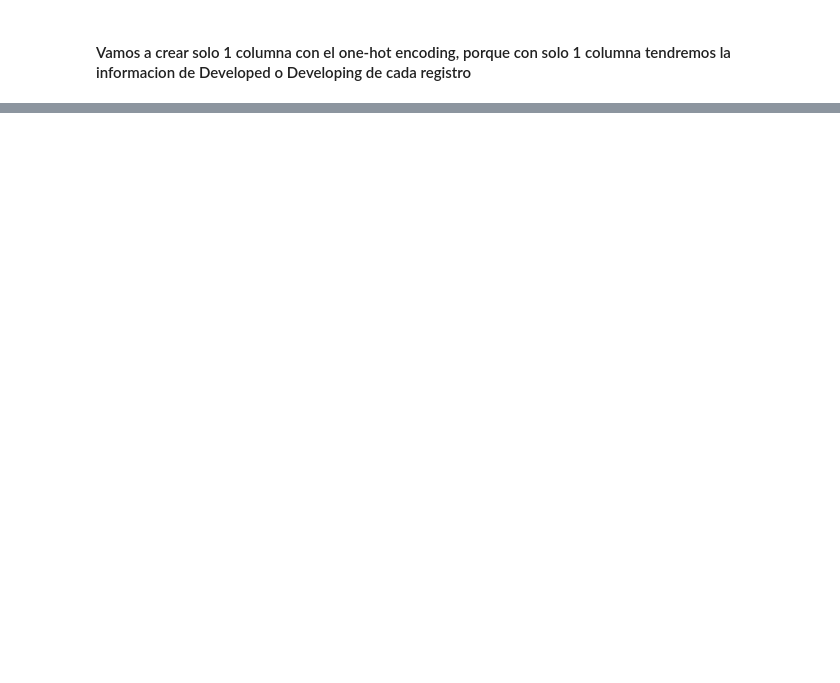
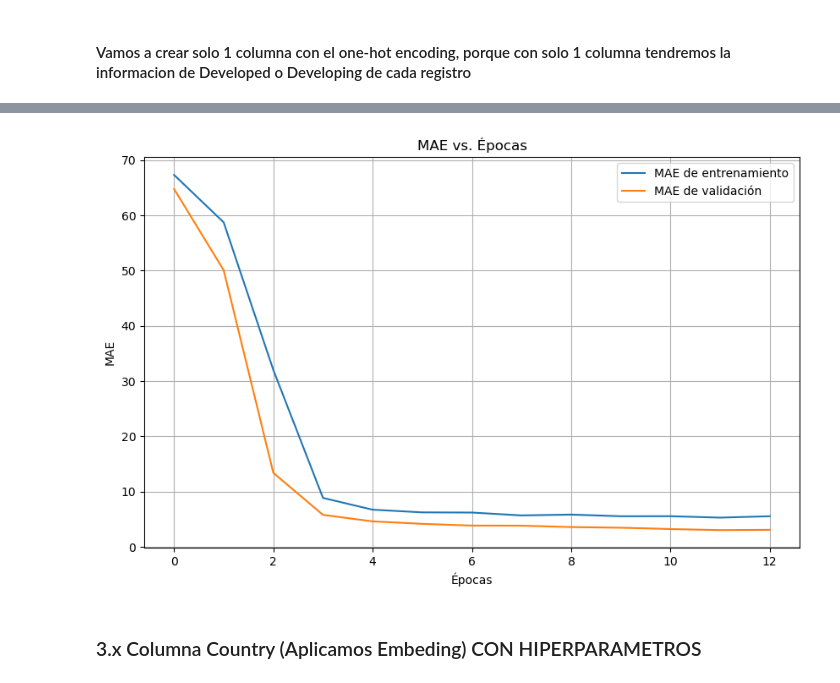
Before and after one commit to JDomingoDelgadoAlonso/Competi4, a Jupyter notebook: competi4.ipynb, the cells around one changed output, grey strips where cells are left out. Cells and saved outputs as stored; diff of their text form; code cells hidden in the pictures; blank space fills up the shorter version.

```diff
--- a/competi4.ipynb
+++ b/competi4.ipynb
@@ -637,0 +778,17 @@ Name: Status_Developing, dtype: float64
+# %%
+# Creamos el modelo final con los mejores hiperparámetros
+seed_value = 5
+np.random.seed(seed_value)
+random.seed(seed_value)
+tf.random.set_seed(seed_value)
+
+model_keras = tuner.hypermodel.build(best_hps)
+
+# Entrenamos el modelo final
+history = model_keras.fit(
+    [X_train_country, X_train_num], y_train,
+    epochs=150,
+    validation_data=([X_test_country, X_test_num], y_test),
+    callbacks=[early_stop],
+    verbose=1
+)
@@ -637,0 +813,15 @@ Name: Status_Developing, dtype: float64
+# %%
+# Graficamos el MAE de entrenamiento y el MAE de validación por época
+plt.figure(figsize=(10, 6))
+plt.plot(history.history['mae'], label='MAE de entrenamiento')
+plt.plot(history.history['val_mae'], label='MAE de validación')
+plt.title('MAE vs. Épocas')
+plt.xlabel('Épocas')
+plt.ylabel('MAE')
+plt.legend()
+plt.grid(True)
+plt.show()
+# %% [output]
+[figure, added]
+# %% [markdown]
+### 3.x Columna Country (Aplicamos Embeding) CON HIPERPARAMETROS
```
Also changed, not shown: parts of 26 cells of this notebook.
